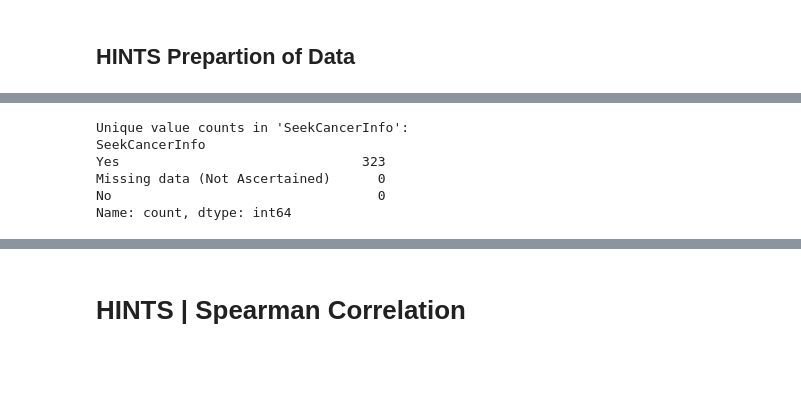
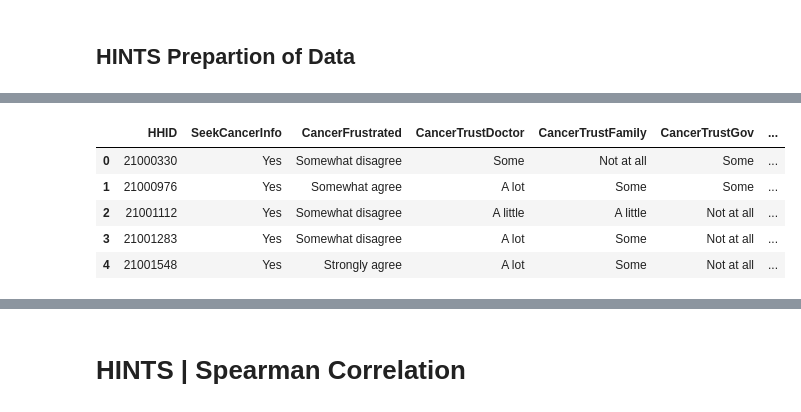
Before and after one commit to msheeba4848/Cancer-Communication-Using-Big-Data-Tools, a Jupyter notebook: website-source/hints_regression.ipynb, the cells around one changed output, grey strips where cells are left out. Saved outputs shown, nothing was run; the diff lists cells and outputs as text; code cells hidden in the pictures; blank space fills up the shorter version.

```diff
--- a/website-source/hints_regression.ipynb
+++ b/website-source/hints_regression.ipynb
@@ -148,12 +23,0 @@ Shape of the cleaned dataset: (323, 12)
-# %%
-# Count unique values in the 'SeekCancerInfo' column
-value_counts = hints_cleaned['SeekCancerInfo'].value_counts()
-print("Unique value counts in 'SeekCancerInfo':")
-print(value_counts)
-# %% [output]
-Unique value counts in 'SeekCancerInfo':
-SeekCancerInfo
-Yes                               323
-Missing data (Not Ascertained)      0
-No                                  0
-Name: count, dtype: int64
@@ -161,0 +24,14 @@ Name: count, dtype: int64
+# %%
+# Read in data
+file_path = '../data/csv/hints_cleaned_forML_spearman.csv'
+hints_cleaned = pd.read_csv(file_path)
+
+# Display the first few rows in a neat table format
+display(hints_cleaned.head())
+# %% [output]
+|  | HHID | SeekCancerInfo | CancerFrustrated | CancerTrustDoctor | CancerTrustFamily | CancerTrustGov | ... |
+| 0 | 21000330 | Yes | Somewhat disagree | Some | Not at all | Some | ... |
+| 1 | 21000976 | Yes | Somewhat agree | A lot | Some | Some | ... |
+| 2 | 21001112 | Yes | Somewhat disagree | A little | A little | Not at all | ... |
+| 3 | 21001283 | Yes | Somewhat disagree | A lot | Some | Not at all | ... |
+| 4 | 21001548 | Yes | Strongly agree | A lot | Some | Not at all | ... |
```
Also changed, not shown: parts of 18 cells of this notebook, 2 other files.
